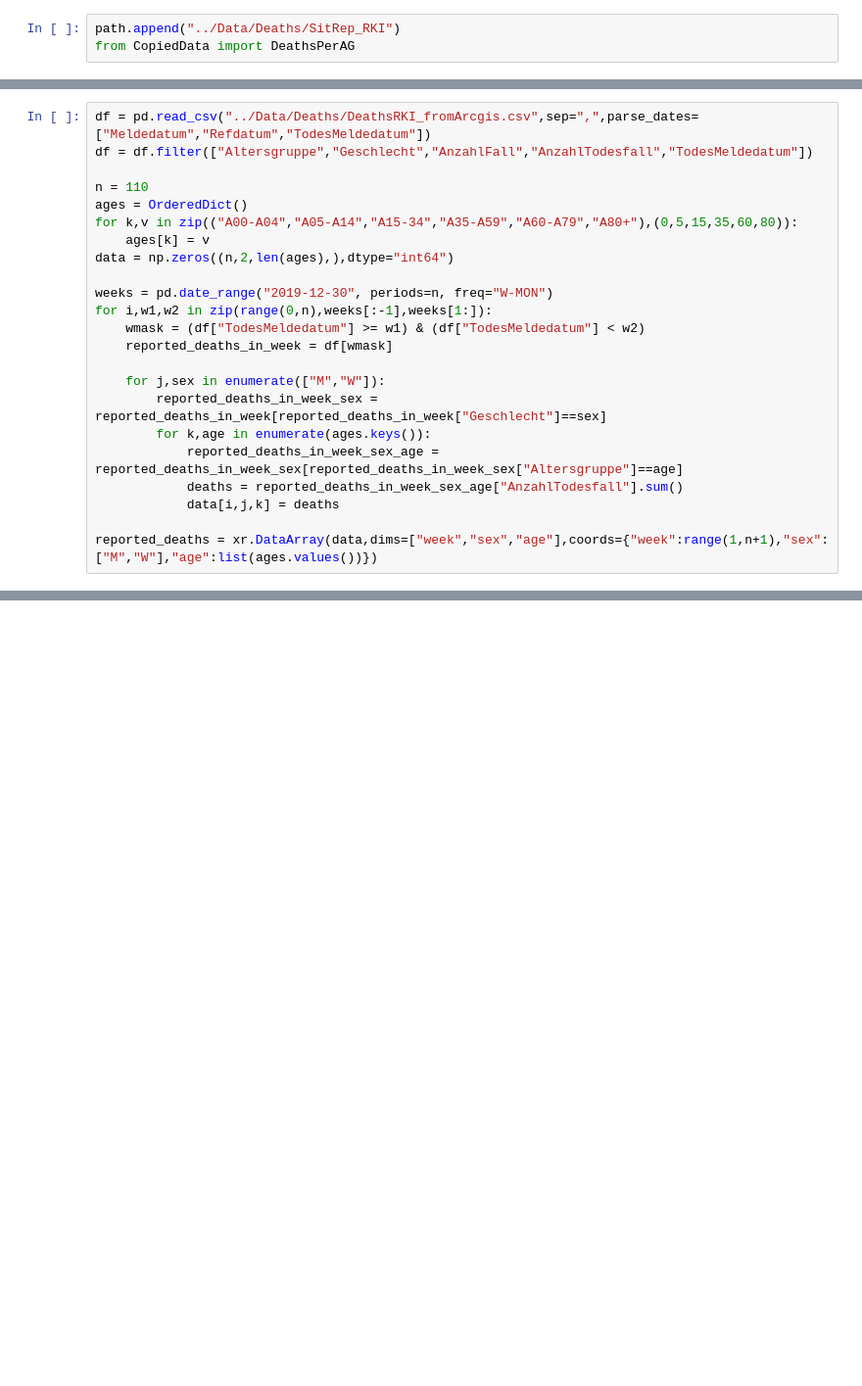
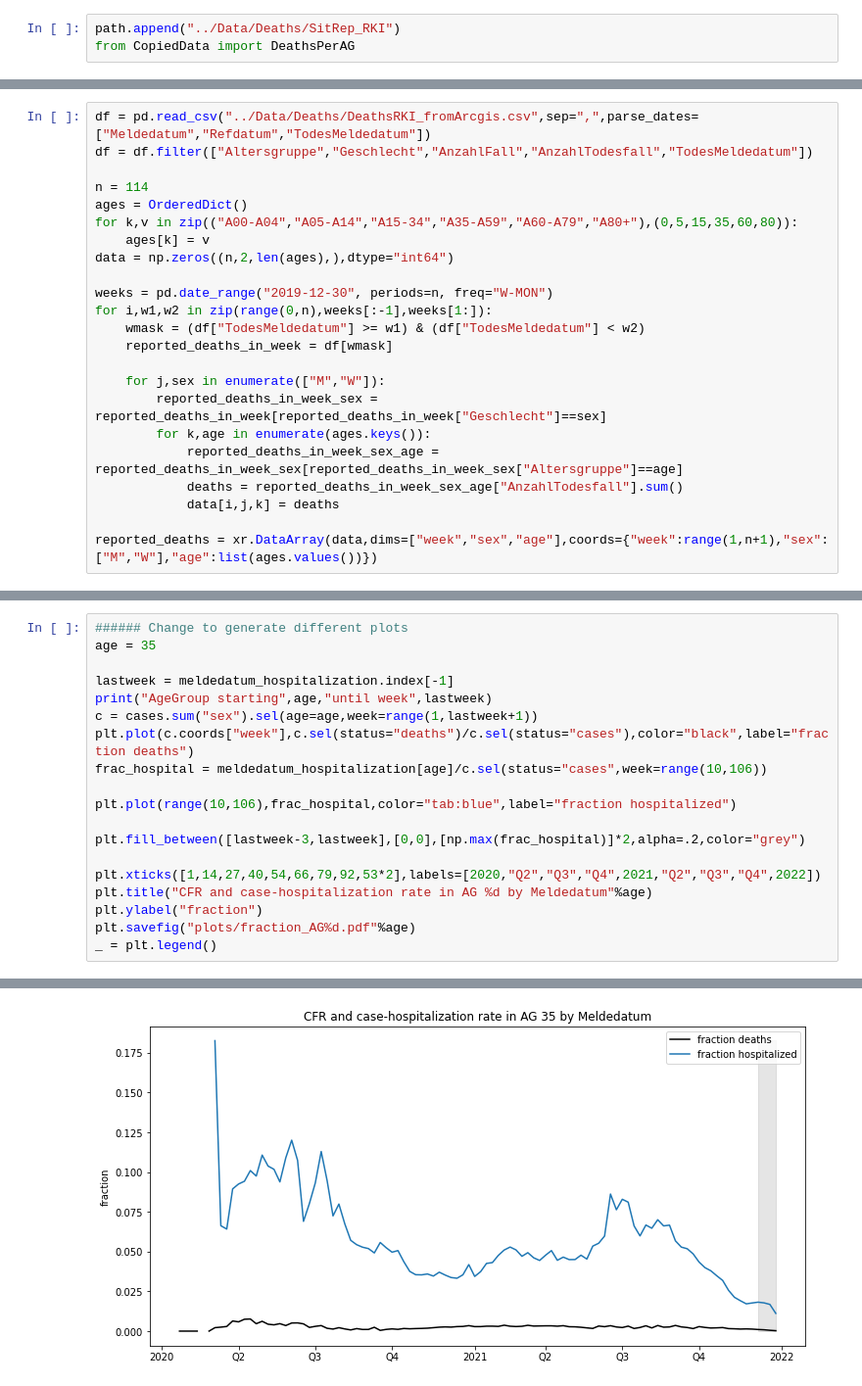
Before and after one commit to matthiaslinden/COVID19_AgeStratifiedModel, a Jupyter notebook: Exploration/WeeklyData.ipynb, the cells around one changed output, grey strips where cells are left out. Shown: that part at 98% size. Saved outputs shown, nothing was run; the diff lists cells and outputs as text; blank space fills up the shorter version.

```diff
--- a/Exploration/WeeklyData.ipynb
+++ b/Exploration/WeeklyData.ipynb
@@ -124,7 +126,7 @@ Coordinates:
 df = pd.read_csv("../Data/Deaths/DeathsRKI_fromArcgis.csv",sep=",",parse_dates=["Meldedatum","Refdatum","TodesMeldedatum"])
 df = df.filter(["Altersgruppe","Geschlecht","AnzahlFall","AnzahlTodesfall","TodesMeldedatum"])
 
-n = 110
+n = 114
 ages = OrderedDict()
 for k,v in zip(("A00-A04","A05-A14","A15-34","A35-A59","A60-A79","A80+"),(0,5,15,35,60,80)):
     ages[k] = v
@@ -266,0 +252,20 @@ AgeGroup starting 80 until week 93
+# %%
+###### Change to generate different plots
+age = 35
+
+lastweek = meldedatum_hospitalization.index[-1]
+print("AgeGroup starting",age,"until week",lastweek)
+c = cases.sum("sex").sel(age=age,week=range(1,lastweek+1))
+plt.plot(c.coords["week"],c.sel(status="deaths")/c.sel(status="cases"),color="black",label="fraction deaths")
+frac_hospital = meldedatum_hospitalization[age]/c.sel(status="cases",week=range(10,106))
+
+plt.plot(range(10,106),frac_hospital,color="tab:blue",label="fraction hospitalized")
+
+plt.fill_between([lastweek-3,lastweek],[0,0],[np.max(frac_hospital)]*2,alpha=.2,color="grey")
+
+plt.xticks([1,14,27,40,54,66,79,92,53*2],labels=[2020,"Q2","Q3","Q4",2021,"Q2","Q3","Q4",2022])
+plt.title("CFR and case-hospitalization rate in AG %d by Meldedatum"%age)
+plt.ylabel("fraction")
+plt.savefig("plots/fraction_AG%d.pdf"%age)
+_ = plt.legend()
+# %% [output]
@@ -267,3 +273,4 @@ AgeGroup starting 80 until week 93
+[figure, added]
 # %%
 plt.semilogy(range(1,lastweek+1),cases.sum("sex").sel(age=age,status="cases",week=range(1,lastweek+1)),color="tab:red",label="cases")
 plt.semilogy(range(1,lastweek+1),cases.sum("sex").sel(age=age,status="deaths",week=range(1,lastweek+1)),color="black",label="deaths")
```
Also changed, not shown: parts of 15 cells of this notebook, 26 other files.
